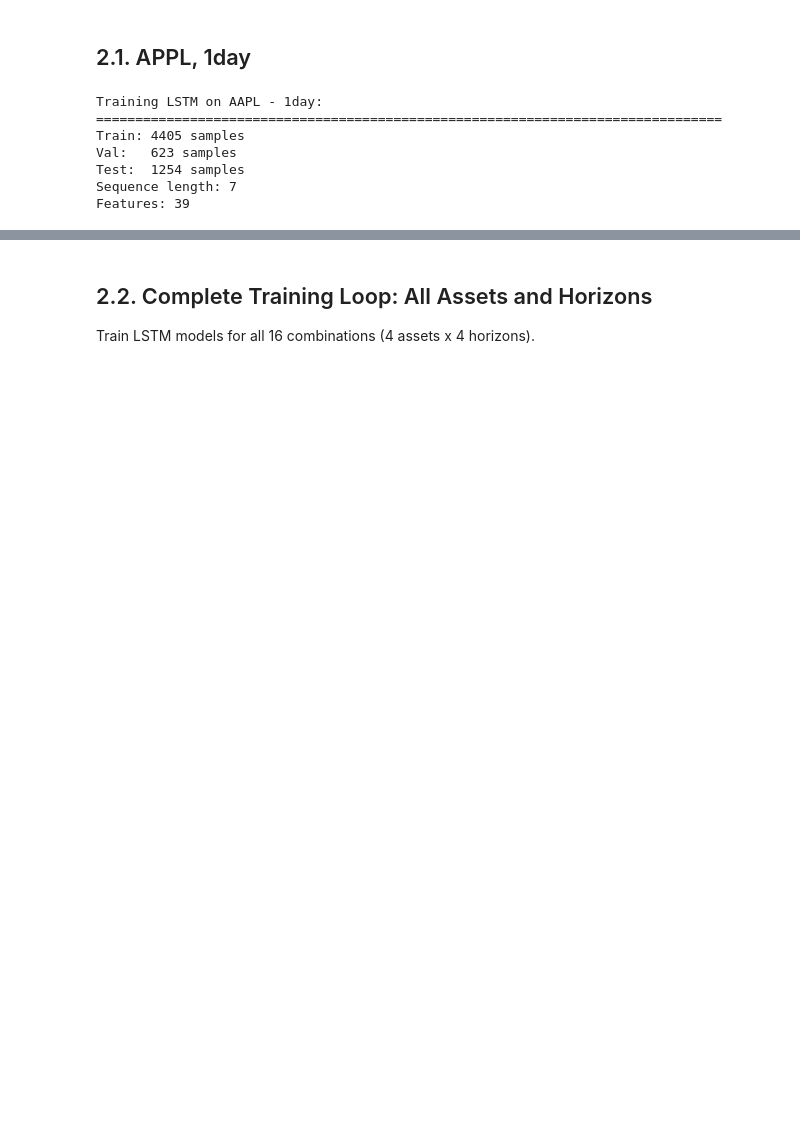
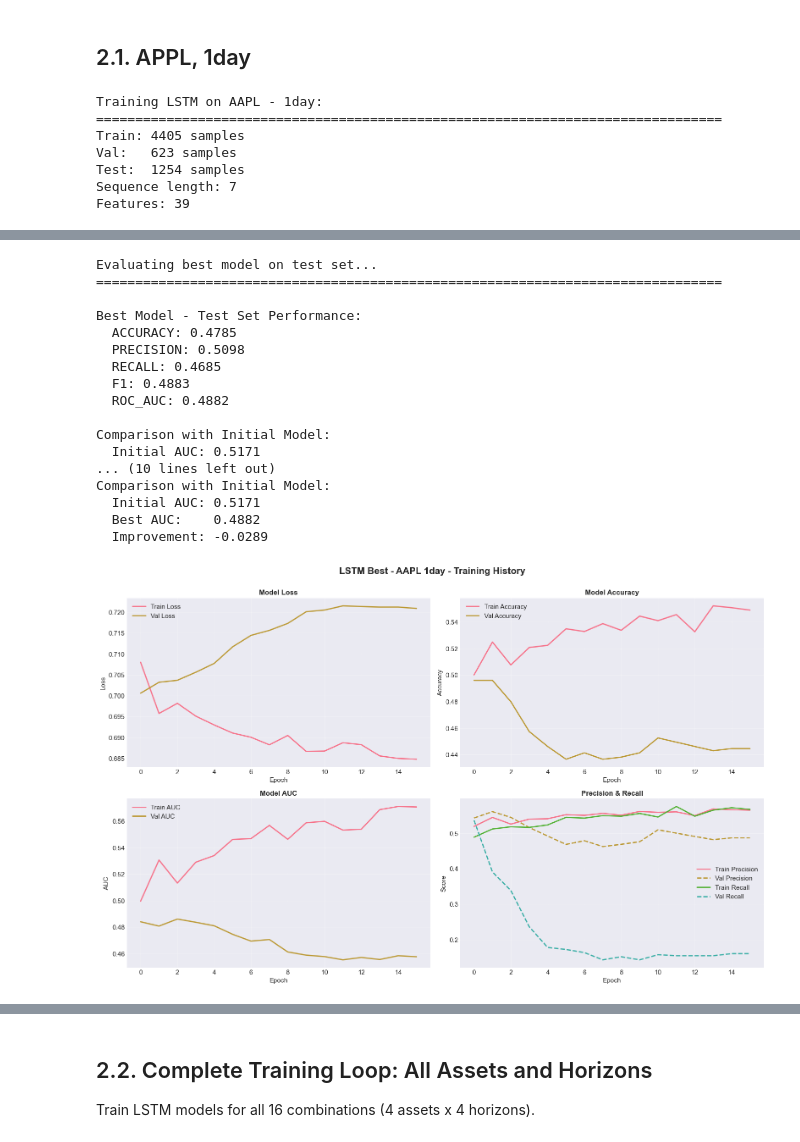
Before and after one commit to DXDXdada/isf_25_26_deep_learning_project, a Jupyter notebook: notebooks_new/4_lstm_training.ipynb, the cells around one changed output, grey strips where cells are left out. Saved outputs shown, nothing was run; the diff lists cells and outputs as text; code cells hidden in the pictures; blank space fills up the shorter version.

```diff
--- a/notebooks_new/4_lstm_training.ipynb
+++ b/notebooks_new/4_lstm_training.ipynb
@@ -297,0 +597,50 @@ print("[OK] Evaluation visualizations saved")
+# %%
+# Evaluate best model on test set
+print("\nEvaluating best model on test set...")
+print("="*80)
+
+y_test_pred_proba = best_model.predict(X_test, verbose=0)
+y_test_pred = (y_test_pred_proba > 0.5).astype(int).flatten()
+
+test_metrics_best = {
+    'accuracy': accuracy_score(y_test, y_test_pred),
+    'precision': precision_score(y_test, y_test_pred),
+    'recall': recall_score(y_test, y_test_pred),
+    'f1': f1_score(y_test, y_test_pred),
+    'roc_auc': roc_auc_score(y_test, y_test_pred_proba)
+}
+
+print("\nBest Model - Test Set Performance:")
+for metric, value in test_metrics_best.items():
+    print(f"  {metric.upper()}: {value:.4f}")
+
+print("\nComparison with Initial Model:")
+print(f"  Initial AUC: {test_metrics['roc_auc']:.4f}")
+print(f"  Best AUC:    {test_metrics_best['roc_auc']:.4f}")
+print(f"  Improvement: {(test_metrics_best['roc_auc'] - test_metrics['roc_auc']):.4f}")
+
+# Plot training history for best model
+utils.plot_training_history(
+    history_best,
+    f'LSTM Best - {asset} {horizon}',
+    save_path=f'{FIGURES_DIR}LSTM_{asset}_{horizon}_best_history.png'
+)
+# %% [output]
+Evaluating best model on test set...
+================================================================================
+
+Best Model - Test Set Performance:
+  ACCURACY: 0.4785
+  PRECISION: 0.5098
+  RECALL: 0.4685
+  F1: 0.4883
+  ROC_AUC: 0.4882
+
+Comparison with Initial Model:
+  Initial AUC: 0.5171
+... (10 lines left out)
+Comparison with Initial Model:
+  Initial AUC: 0.5171
+  Best AUC:    0.4882
+  Improvement: -0.0289
+[figure, added]
```
Also changed, not shown: parts of 18 cells of this notebook, 16 other files.
